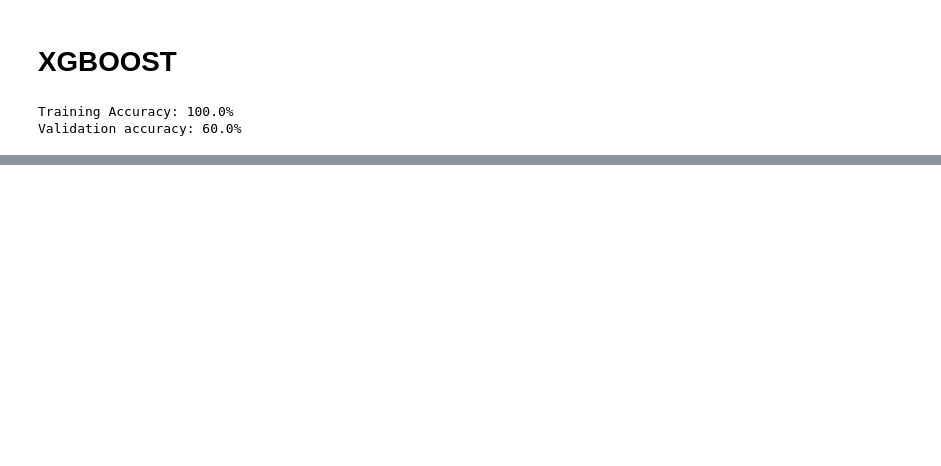
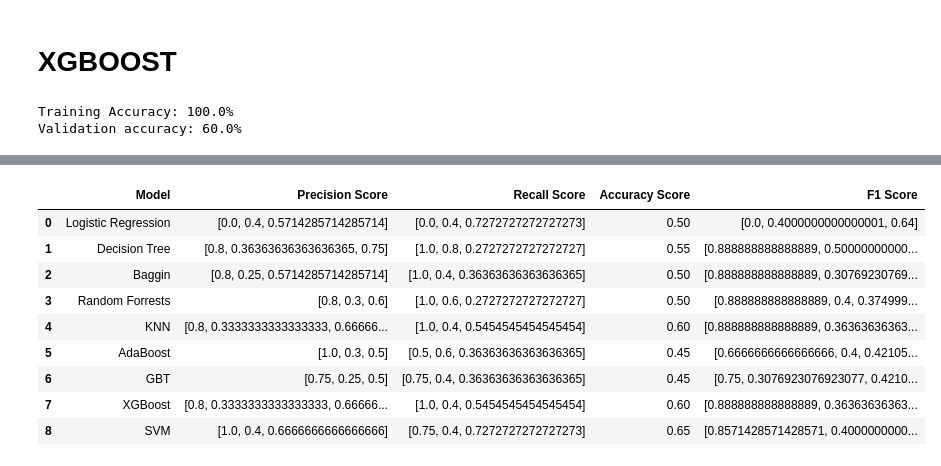
Before and after one commit to kmcnicoll/Classification_Tree_Dog_Breeds, a Jupyter notebook: Workbook.ipynb, the cells around one changed output, grey strips where cells are left out. Drawn from its saved outputs; the diff is of its cells as text; code cells hidden in the pictures; blank space fills up the shorter version.

```diff
--- a/Workbook.ipynb
+++ b/Workbook.ipynb
@@ -580,0 +738,29 @@ Validation accuracy: 55.0%
+# %%
+log_eva = evaluate(y_test, log_pred, 'Logistic Regression ')
+Tree_eva=evaluate(y_test, clf_grid_pred, 'Decision Tree')
+Baggin_eva=evaluate(y_test, bagg_pred, 'Baggin')
+Forrests_eva=evaluate(y_test, forest_pred, 'Random Forrests')
+KNN_eva=evaluate(y_test, test_preds, 'KNN')
+ADA_eva=evaluate(y_test, adaboost_test_preds, 'AdaBoost')
+GBT_eva=evaluate(y_test, gbt_clf_test_preds, 'GBT')
+XGBoost_eva=evaluate(y_test, XG_test_preds, 'XGBoost')
+SVM_eva=evaluate(y_test, svm_pred, 'SVM')
+# %%
+results= pd.DataFrame()
+# %%
+results= results.append([log_eva, Tree_eva, Baggin_eva, Forrests_eva, KNN_eva, ADA_eva, GBT_eva, XGBoost_eva, SVM_eva])
+# %%
+results.columns=["Model", "Precision Score", "Recall Score", "Accuracy Score", "F1 Score"]
+# %%
+results
+# %% [output]
+|  | Model | Precision Score | Recall Score | Accuracy Score | F1 Score |
+| 0 | Logistic Regression | [0.0, 0.4, 0.5714285714285714] | [0.0, 0.4, 0.7272727272727273] | 0.50 | [0.0, 0.4000000000000001, 0.64] |
+| 1 | Decision Tree | [0.8, 0.36363636363636365, 0.75] | [1.0, 0.8, 0.2727272727272727] | 0.55 | [0.888888888888889, 0.50000000000... |
+| 2 | Baggin | [0.8, 0.25, 0.5714285714285714] | [1.0, 0.4, 0.36363636363636365] | 0.50 | [0.888888888888889, 0.30769230769... |
+| 3 | Random Forrests | [0.8, 0.3, 0.6] | [1.0, 0.6, 0.2727272727272727] | 0.50 | [0.888888888888889, 0.4, 0.374999... |
+| 4 | KNN | [0.8, 0.3333333333333333, 0.66666... | [1.0, 0.4, 0.5454545454545454] | 0.60 | [0.888888888888889, 0.36363636363... |
+| 5 | AdaBoost | [1.0, 0.3, 0.5] | [0.5, 0.6, 0.36363636363636365] | 0.45 | [0.6666666666666666, 0.4, 0.42105... |
+| 6 | GBT | [0.75, 0.25, 0.5] | [0.75, 0.4, 0.36363636363636365] | 0.45 | [0.75, 0.3076923076923077, 0.4210... |
+| 7 | XGBoost | [0.8, 0.3333333333333333, 0.66666... | [1.0, 0.4, 0.5454545454545454] | 0.60 | [0.888888888888889, 0.36363636363... |
+| 8 | SVM | [1.0, 0.4, 0.6666666666666666] | [0.75, 0.4, 0.7272727272727273] | 0.65 | [0.8571428571428571, 0.4000000000... |
```
Also changed, not shown: parts of 54 cells of this notebook.
